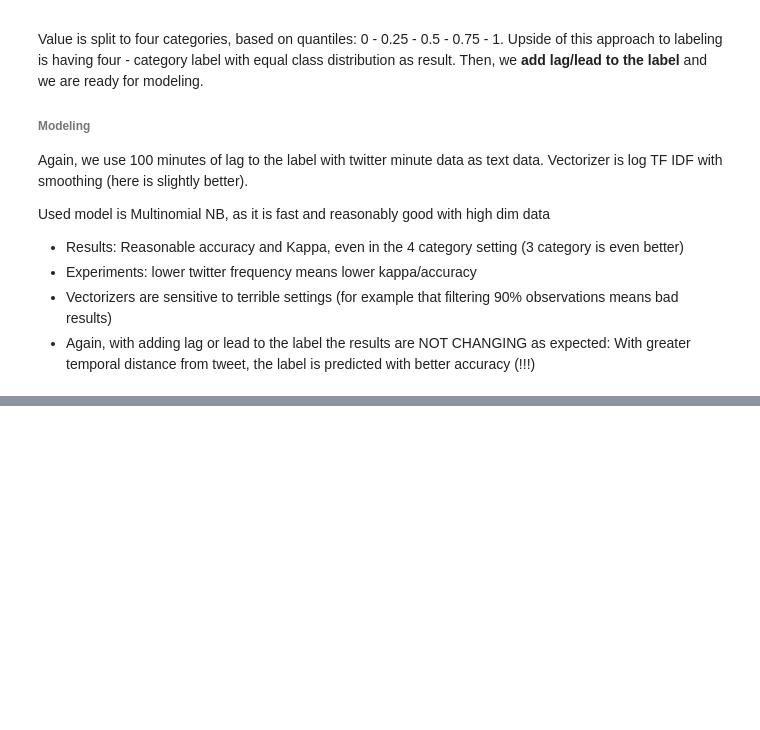
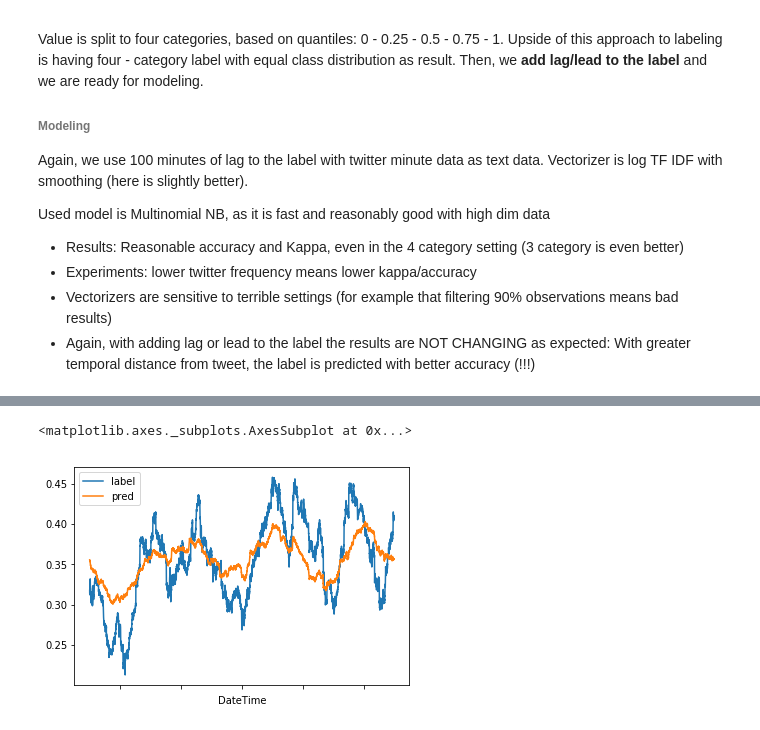
Before and after one commit to VojtechCermak/thesis-notebooks, a Jupyter notebook: 3. Market modeling/Experiment - Google.ipynb, the cells around one changed output, grey strips where cells are left out. Cells and saved outputs as stored; diff of their text form; code cells hidden in the pictures; blank space fills up the shorter version.

```diff
--- a/3. Market modeling/Experiment - Google.ipynb
+++ b/3. Market modeling/Experiment - Google.ipynb
@@ -196,0 +300,9 @@ accuracy: 0.3482678709370729
+# %%
+y = pd.DataFrame(label)
+y['pred'] = pred
+y = y.sort_index()
+y.index = y.index.astype(str)
+y.rolling(1000).mean().plot()
+# %% [output]
+<matplotlib.axes._subplots.AxesSubplot at 0x...>
+[figure, added]
```
Also changed, not shown: parts of 18 cells of this notebook.
